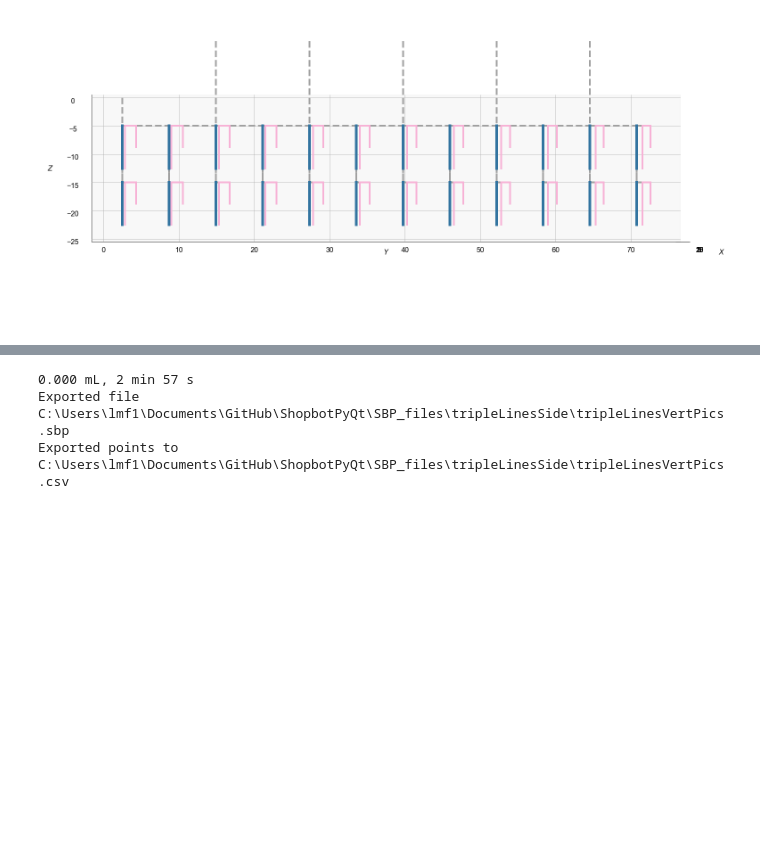
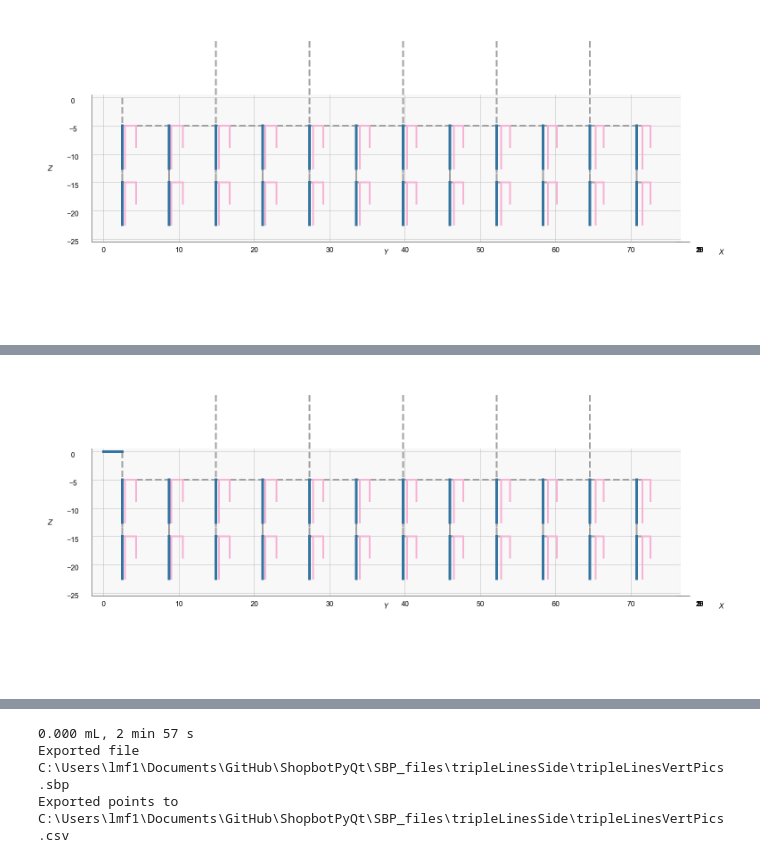
Before and after one commit to usnistgov/ShopbotPyQt, a Jupyter notebook: SBP_files/sbpcreator_triple.ipynb, the cells around one changed output, grey strips where cells are left out. Drawn from its saved outputs; the diff is of its cells as text; code cells hidden in the pictures; blank space fills up the shorter version.

```diff
--- a/SBP_files/sbpcreator_triple.ipynb
+++ b/SBP_files/sbpcreator_triple.ipynb
@@ -397,3 +497,78 @@ Exported file C:\Users\lmf1\Documents\GitHub\ShopbotPyQt\SBP_files\singleDisturb
 Exported points to C:\Users\lmf1\Documents\GitHub\ShopbotPyQt\SBP_files\singleDisturb\disturbVert_1.250.csv
 0.051 mL, 2 min 40 s
 [figure]
+# %%
+ylast = '&margin/2'
+xmed = slideW/2
+speed=10
+dv.setSpeeds(m=speed, j=20)
+# head-on, in plane
+total2 = copy.deepcopy(dv)
+total2.addVar('nid', 0.603)
+total2 = total2 + sc.startingPoint(0,0,0)
+total2.turnOn(cfg.shopbot.flag1-1)
+total2.j2(xmed, ylast)
+for i,spacing in enumerate([0.5, 0.625, 0.75, 0.875, 1, 1.25]):
+    total = copy.deepcopy(dv)
+    total.addVar('nid', 0.603)
+    total = total + sc.startingPoint(total2.cp[0], total2.cp[1], total2.cp[2])
+    total.prime(0)
+    total.j2(xmed, ylast)
+
+
+
+    for j in [0,1]:
+        # get 4 reps for each spacing
+        for z0frac in [0.5,0]:
+            v1 = sc.sbpCreator(lastPt=total)
+            v1.jx(f'{xmed}+20*&nid*{z0frac-0.25}')
+            v1.jy(f'{ylast}')
+
+            z0 = f'-&slideW*{z0frac+0.5}+&margin/2-&margin*{0.5-z0frac}'
+            zf = f'-&slideW*{z0frac}-&margin/2-&margin*{0.5-z0frac}'
+
+            # write 1st line
+            v1.jz(z0)
+            v1.turnOn(0)
+            v1.mz(zf, pOn=True)
+            v1.turnOff(0)
+
+            # move to side
+            v1.jy(f'{ylast}+3*&nid')
+            v1.mz(f'({z0}+{zf})/2')
+            v1.pause(1)
+
+            # go back to 2nd line
+            v1.mz(zf)
+            v1.my(f'{ylast}+&nid*{spacing}')
+            v1.jz(z0)
+            v1.mz(zf)
+
+            # move to side
+            v1.jy(f'{ylast}+3*&nid')
+            v1.mz(f'({z0}+{zf})/2')
+            v1.pause(1)
+            v1.mz(zf)
+
+            total = total + v1
+            total2 = total2 + v1
+
+        ylast = sc.p(ylast, '2*&nid+&margin')
+        total.jy(ylast)
+        total2.jy(ylast)
+
+
+    total.jz(10)
+
+    total2.jz(10)
+    total.turnOff(cfg.shopbot.flag1-1)
+    total2.turnOff(cfg.shopbot.flag1-1)
+    total.export(os.path.join(SBPFOLDER,'singleDisturb',  f'disturbVert2_{spacing:.3f}.sbp'), [])
+    # print(total.convertFile('spacing'))
+
+total2.turnOff(cfg.shopbot.flag1-1)
+total2.mz(10)
+total2.printVolume()
+total2.plot(ele=10, azi=10, export=True, fn=os.path.join(r'C:\Users\lmf1\OneDriveNIST\NIST\data\shopbot\results\tripleLines', f'disturbVert2.png'), grids=False)
+total2.plot(ele=0, azi=0, export=False, grids=True)
+# %% [output]
@@ -399,0 +589 @@ Exported points to C:\Users\lmf1\Documents\GitHub\ShopbotPyQt\SBP_files\singleDi
+[figure, added]
```
Also changed, not shown: parts of 7 cells of this notebook, 50 other files.
